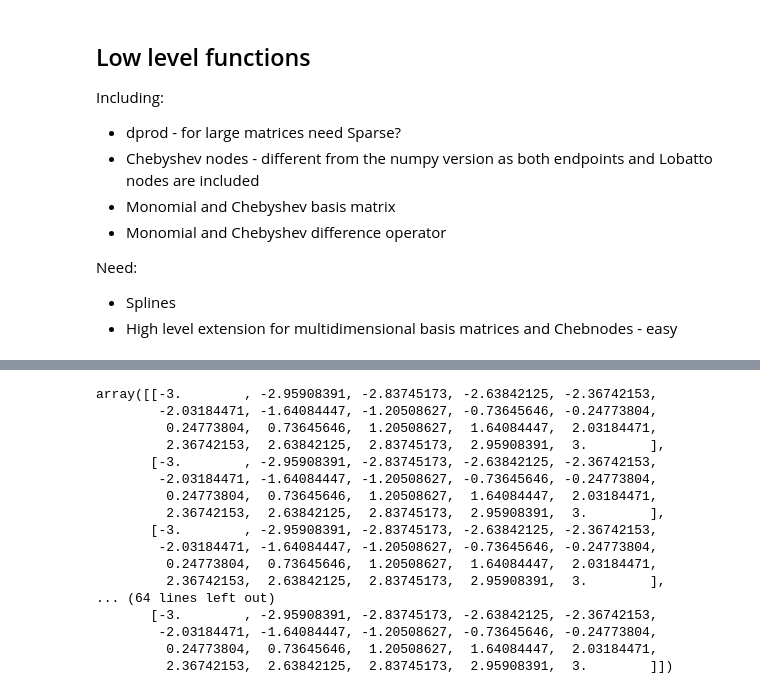
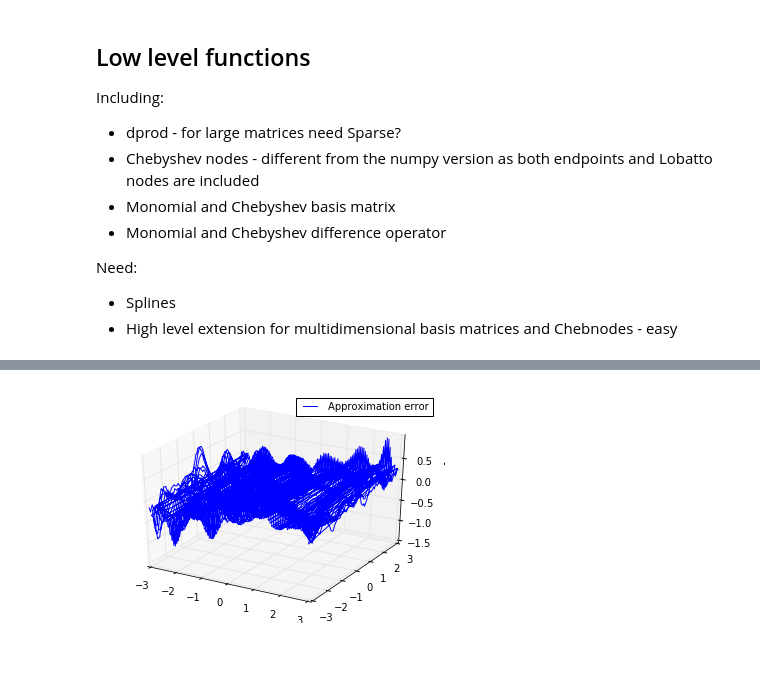
Before and after one commit to lt1245/poly_base, a Jupyter notebook: functions.ipynb, the cells around one changed output, grey strips where cells are left out. Cells and saved outputs as stored; diff of their text form; code cells hidden in the pictures; blank space fills up the shorter version.

```diff
--- a/functions.ipynb
+++ b/functions.ipynb
@@ -143,23 +145,37 @@ plt.show()
-# %%
-# Approximate the banana function - to be continued
-n= 20
-x=Chebnodes((n,-3,3),2)
-np.kron(x,np.ones((20,1)))
-# %% [output]
-array([[-3.        , -2.95908391, -2.83745173, -2.63842125, -2.36742153,
-        -2.03184471, -1.64084447, -1.20508627, -0.73645646, -0.24773804,
-         0.24773804,  0.73645646,  1.20508627,  1.64084447,  2.03184471,
-         2.36742153,  2.63842125,  2.83745173,  2.95908391,  3.        ],
-       [-3.        , -2.95908391, -2.83745173, -2.63842125, -2.36742153,
-        -2.03184471, -1.64084447, -1.20508627, -0.73645646, -0.24773804,
-         0.24773804,  0.73645646,  1.20508627,  1.64084447,  2.03184471,
-         2.36742153,  2.63842125,  2.83745173,  2.95908391,  3.        ],
-       [-3.        , -2.95908391, -2.83745173, -2.63842125, -2.36742153,
-        -2.03184471, -1.64084447, -1.20508627, -0.73645646, -0.24773804,
-         0.24773804,  0.73645646,  1.20508627,  1.64084447,  2.03184471,
-         2.36742153,  2.63842125,  2.83745173,  2.95908391,  3.        ],
-... (64 lines left out)
-       [-3.        , -2.95908391, -2.83745173, -2.63842125, -2.36742153,
-        -2.03184471, -1.64084447, -1.20508627, -0.73645646, -0.24773804,
-         0.24773804,  0.73645646,  1.20508627,  1.64084447,  2.03184471,
-         2.36742153,  2.63842125,  2.83745173,  2.95908391,  3.        ]])
+# %%
+# Approximate the banana function - to be continued
+n= 20
+x=Chebnodes((n,-3,3),2)
+s=np.concatenate([np.transpose(np.kron(x,np.ones((1,n)))),np.transpose(np.kron(np.ones((1,n)),x))],1)
+#The banana - vectorized
+def Banana(s):
+    return (1-s[:,0])**2 + 100 * (s[:,1]-s[:,0]**2)**2
+y=Banana(s)
+Phi1=Chebbasex((n,-3,3), s[:,0])
+Phi2=Chebbasex((n,-3,3), s[:,1])
+Phi3=dprod(Phi1,Phi2)
+coeff= np.linalg.inv(Phi3) @ y
+#Generate the approximand
+n1=100
+x1=np.linspace(-3,3,n1)
+s1=np.concatenate([np.transpose(np.kron(x1,np.ones((1,n1)))),np.transpose(np.kron(np.ones((1,n1)),x1))],1)
+y1=Banana(s1)
+Phi1a=Chebbasex((n,-3,3), s1[:,0])
+Phi2a=Chebbasex((n,-3,3), s1[:,1])
+Phi3a=dprod(Phi1a,Phi2a)
+y_approx= Phi3a @ coeff
+# %%
+#3D Plot
+import matplotlib as mpl
+from mpl_toolkits.mplot3d import Axes3D
+
+mpl.rcParams['legend.fontsize'] = 10
+
+fig = plt.figure()
+ax = fig.gca(projection='3d')
+ax.plot(s1[:,0], s1[:,1], y1-y_approx, label='Approximation error')
+ax.legend()
+
+plt.show()
+# %% [output]
+[figure, added]
```
Also changed, not shown: parts of 7 cells of this notebook.
